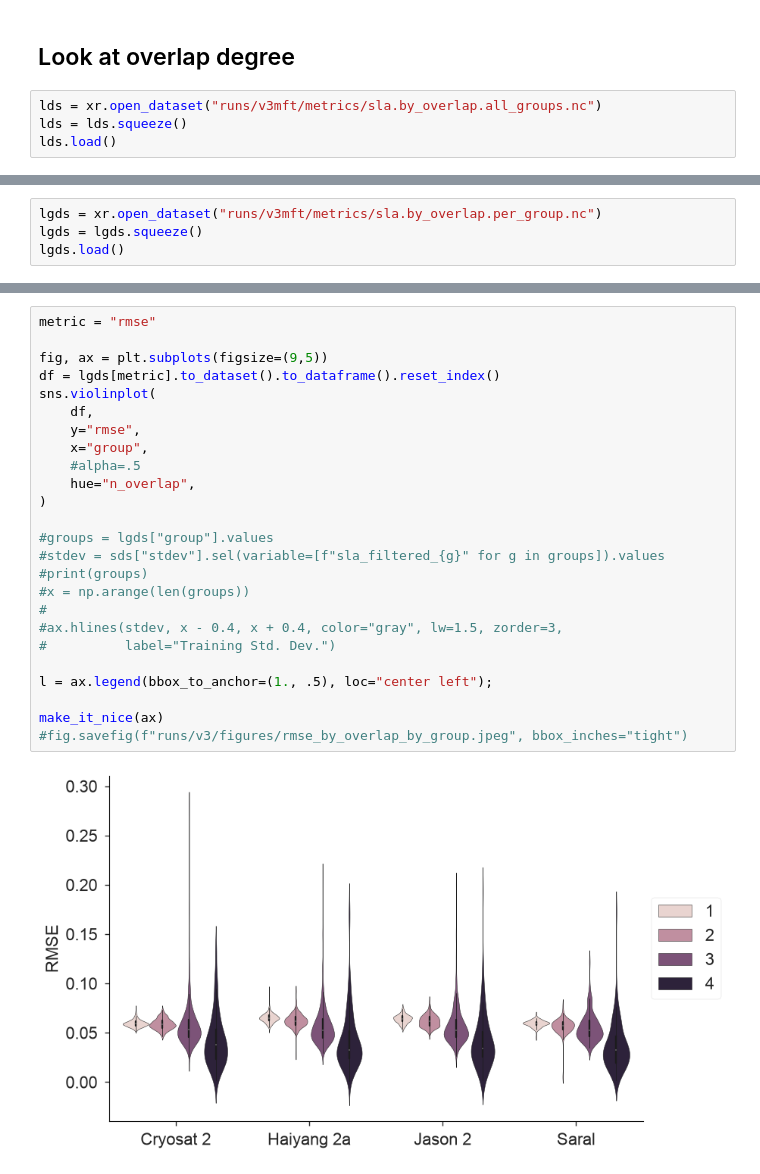
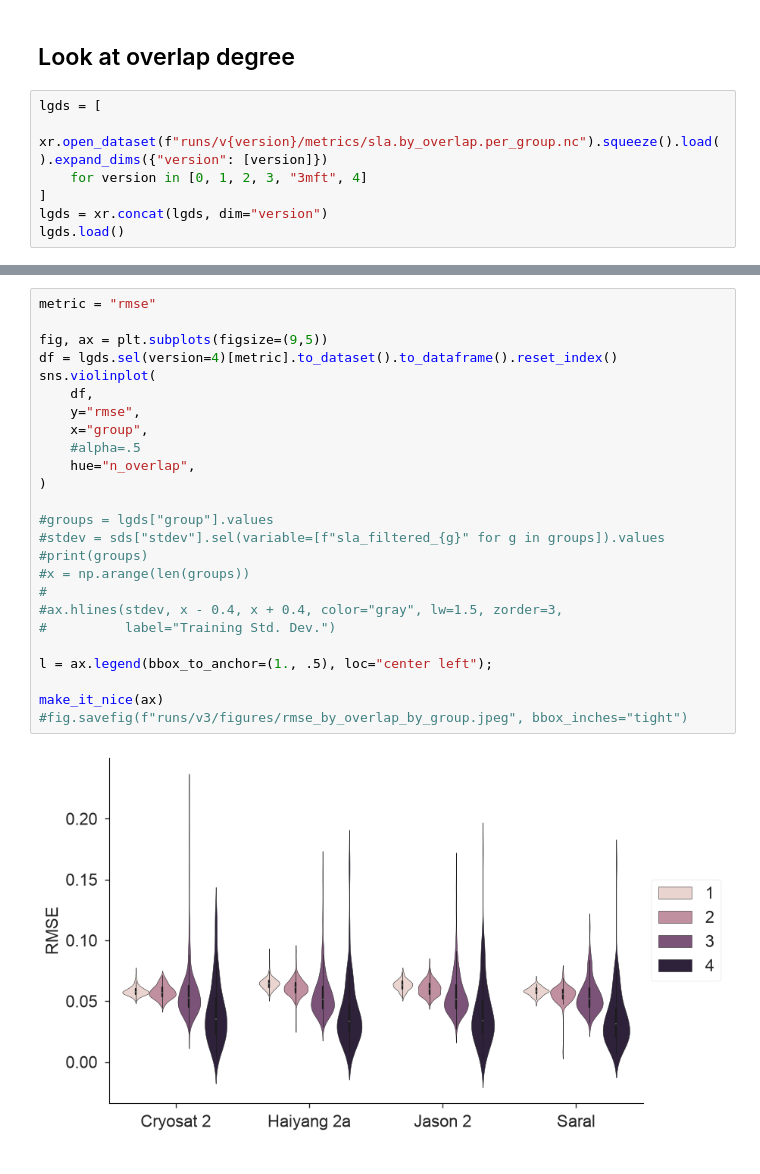
Before and after one commit to timothyas/nese, a Jupyter notebook: experimental/local-sla-16yr/plot_metrics.ipynb, the cells around one changed output, grey strips where cells are left out. Cells and saved outputs as stored; diff of their text form.

```diff
--- a/experimental/local-sla-16yr/plot_metrics.ipynb
+++ b/experimental/local-sla-16yr/plot_metrics.ipynb
@@ -285,7 +233,10 @@ gds.n_obs.rolling({"t0": 10}).mean().plot.line(x="t0")
 # %% [markdown]
 ## Look at overlap degree
 # %%
-lds = xr.open_dataset("runs/v3mft/metrics/sla.by_overlap.all_groups.nc")
-lds = lds.squeeze()
-lds.load()
+lgds = [
+    xr.open_dataset(f"runs/v{version}/metrics/sla.by_overlap.per_group.nc").squeeze().load().expand_dims({"version": [version]})
+    for version in [0, 1, 2, 3, "3mft", 4]
+]
+lgds = xr.concat(lgds, dim="version")
+lgds.load()
 # %% [output]
@@ -325,4 +273,0 @@ make_it_nice(ax)
-# %%
-lgds = xr.open_dataset("runs/v3mft/metrics/sla.by_overlap.per_group.nc")
-lgds = lgds.squeeze()
-lgds.load()
@@ -344,27 +274,27 @@ Data variables:
 # %%
 metric = "rmse"
 
 fig, ax = plt.subplots(figsize=(9,5))
-df = lgds[metric].to_dataset().to_dataframe().reset_index()
+df = lgds.sel(version=4)[metric].to_dataset().to_dataframe().reset_index()
 sns.violinplot(
     df,
     y="rmse",
     x="group",
     #alpha=.5
     hue="n_overlap",
 )
 
 #groups = lgds["group"].values
 #stdev = sds["stdev"].sel(variable=[f"sla_filtered_{g}" for g in groups]).values
 #print(groups)
 #x = np.arange(len(groups))
 #
 #ax.hlines(stdev, x - 0.4, x + 0.4, color="gray", lw=1.5, zorder=3,
 #          label="Training Std. Dev.")
 
 l = ax.legend(bbox_to_anchor=(1., .5), loc="center left");
 
 make_it_nice(ax)
 #fig.savefig(f"runs/v3/figures/rmse_by_overlap_by_group.jpeg", bbox_inches="tight")
 # %% [output]
-[figure, old version]
+[figure, new version]
```
Also changed, not shown: parts of 16 cells of this notebook, 8 other files.
